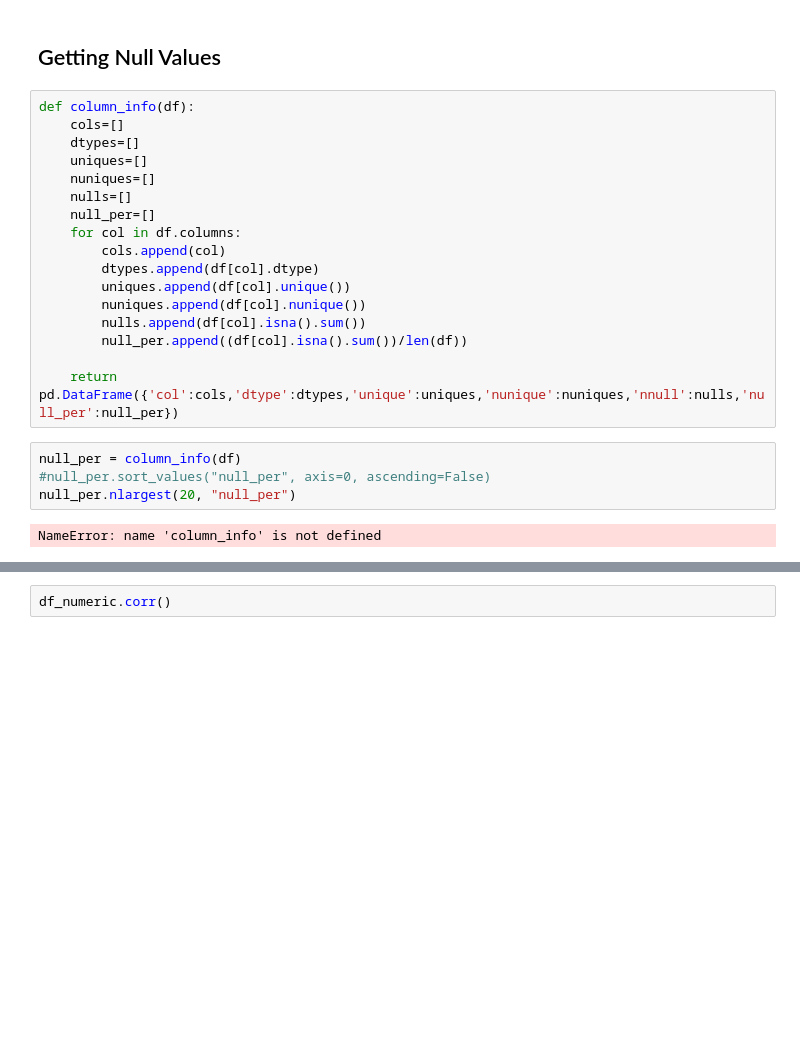
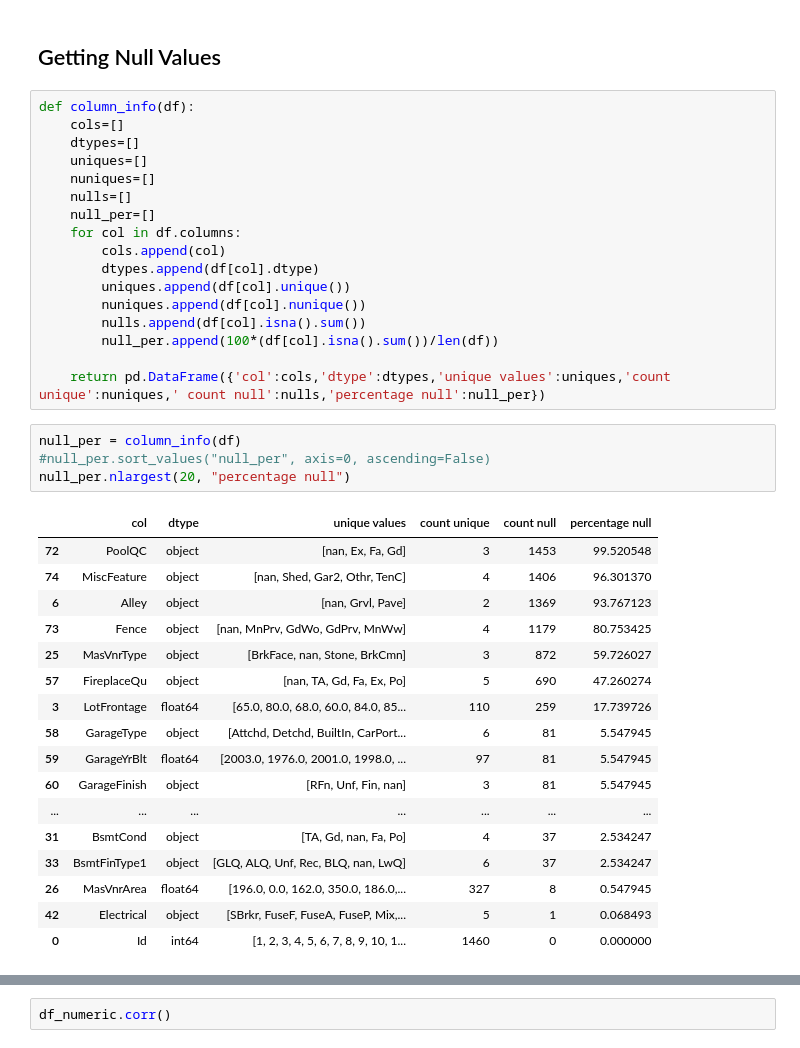
Before and after one commit to AhmeddSafaa/Team-03-House-Price-Prediction, a Jupyter notebook: 01 Final Project/substacted_1st_step_capstone_project_EDA.ipynb, the cells around one changed output, grey strips where cells are left out. Saved outputs shown, nothing was run; the diff lists cells and outputs as text; blank space fills up the shorter version.

```diff
--- a/01 Final Project/substacted_1st_step_capstone_project_EDA.ipynb
+++ b/01 Final Project/substacted_1st_step_capstone_project_EDA.ipynb
@@ -80,15 +80,31 @@ def column_info(df):
         uniques.append(df[col].unique())
         nuniques.append(df[col].nunique())
         nulls.append(df[col].isna().sum())
-        null_per.append((df[col].isna().sum())/len(df))
+        null_per.append(100*(df[col].isna().sum())/len(df))
 
-    return pd.DataFrame({'col':cols,'dtype':dtypes,'unique':uniques,'nunique':nuniques,'nnull':nulls,'null_per':null_per})
+    return pd.DataFrame({'col':cols,'dtype':dtypes,'unique values':uniques,'count unique':nuniques,' count null':nulls,'percentage null':null_per})
 # %%
 null_per = column_info(df)
 #null_per.sort_values("null_per", axis=0, ascending=False)
-null_per.nlargest(20, "null_per")
+null_per.nlargest(20, "percentage null")
 # %% [output]
-NameError: name 'column_info' is not defined
+|  | col | dtype | unique values | count unique | count null | percentage null |
+| 72 | PoolQC | object | [nan, Ex, Fa, Gd] | 3 | 1453 | 99.520548 |
+| 74 | MiscFeature | object | [nan, Shed, Gar2, Othr, TenC] | 4 | 1406 | 96.301370 |
+| 6 | Alley | object | [nan, Grvl, Pave] | 2 | 1369 | 93.767123 |
+| 73 | Fence | object | [nan, MnPrv, GdWo, GdPrv, MnWw] | 4 | 1179 | 80.753425 |
+| 25 | MasVnrType | object | [BrkFace, nan, Stone, BrkCmn] | 3 | 872 | 59.726027 |
+| 57 | FireplaceQu | object | [nan, TA, Gd, Fa, Ex, Po] | 5 | 690 | 47.260274 |
+| 3 | LotFrontage | float64 | [65.0, 80.0, 68.0, 60.0, 84.0, 85... | 110 | 259 | 17.739726 |
+| 58 | GarageType | object | [Attchd, Detchd, BuiltIn, CarPort... | 6 | 81 | 5.547945 |
+| 59 | GarageYrBlt | float64 | [2003.0, 1976.0, 2001.0, 1998.0, ... | 97 | 81 | 5.547945 |
+| 60 | GarageFinish | object | [RFn, Unf, Fin, nan] | 3 | 81 | 5.547945 |
+| ... | ... | ... | ... | ... | ... | ... |
+| 31 | BsmtCond | object | [TA, Gd, nan, Fa, Po] | 4 | 37 | 2.534247 |
+| 33 | BsmtFinType1 | object | [GLQ, ALQ, Unf, Rec, BLQ, nan, LwQ] | 6 | 37 | 2.534247 |
+| 26 | MasVnrArea | float64 | [196.0, 0.0, 162.0, 350.0, 186.0,... | 327 | 8 | 0.547945 |
+| 42 | Electrical | object | [SBrkr, FuseF, FuseA, FuseP, Mix,... | 5 | 1 | 0.068493 |
+| 0 | Id | int64 | [1, 2, 3, 4, 5, 6, 7, 8, 9, 10, 1... | 1460 | 0 | 0.000000 |
 # %%
 df_numeric = df.select_dtypes(include=['number'])
 df_numeric.head()
```
Also changed, not shown: parts of 7 cells of this notebook.
